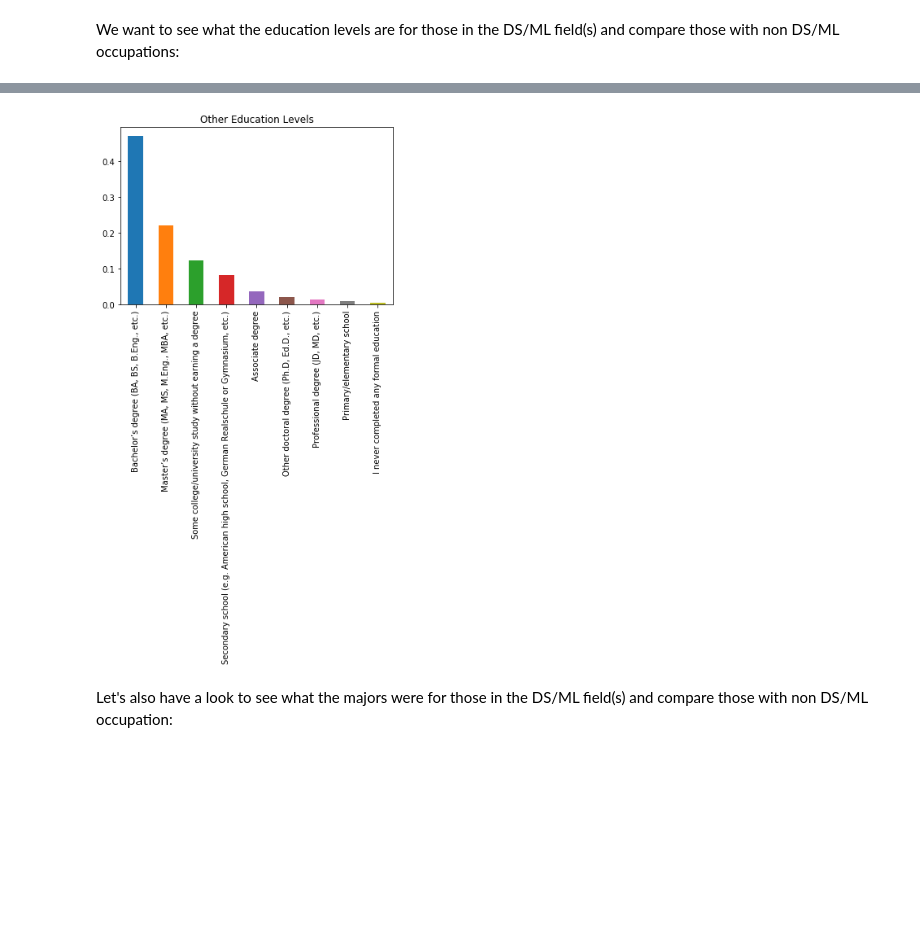
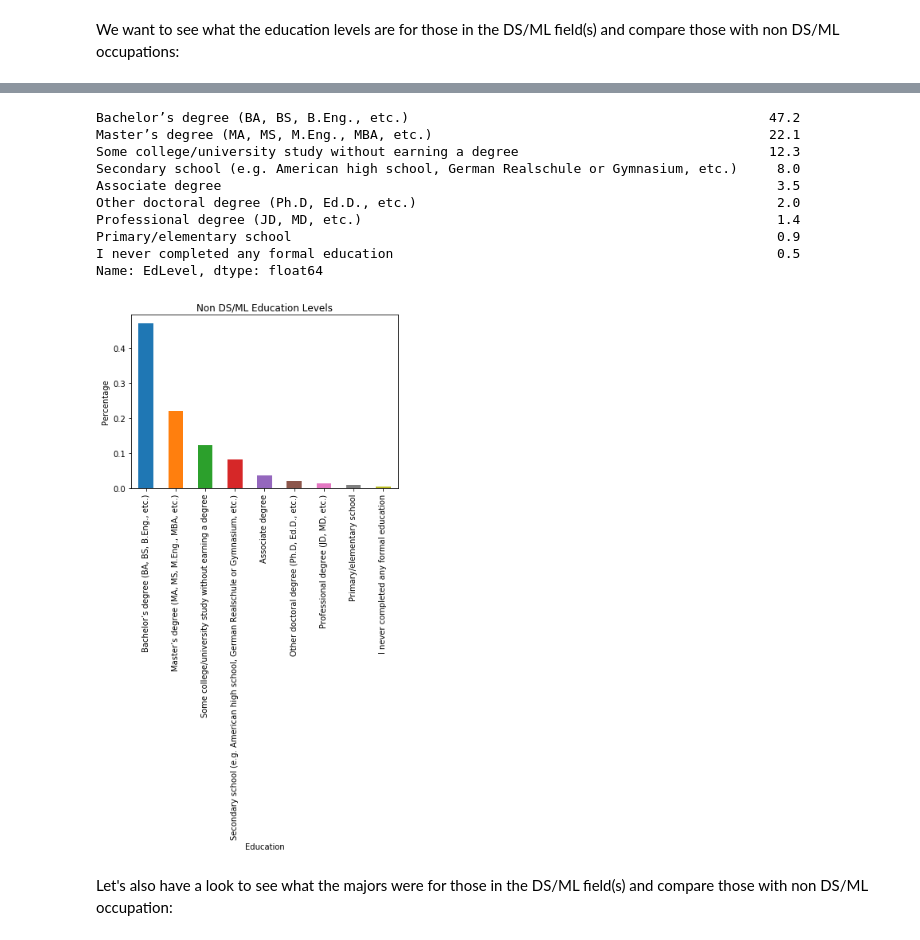
Before and after one commit to lilleboe/stackoverflow_research, a Jupyter notebook: research.ipynb, the cells around one changed output, grey strips where cells are left out. Drawn from its saved outputs; the diff is of its cells as text; code cells hidden in the pictures; blank space fills up the shorter version.

```diff
--- a/research.ipynb
+++ b/research.ipynb
@@ -162,9 +175,22 @@ plt.title("DS/ML Education Levels");
 # %%
 chart_values = df_non_ds.EdLevel.value_counts()
-(chart_values/df_non_ds.shape[0]).plot(kind="bar");
-plt.title("Other Education Levels");
+(chart_values/df_non_ds.shape[0]).plot(kind="bar")
+plt.title("Non DS/ML Education Levels")
+plt.ylabel('Percentage')
+plt.xlabel('Education')
+round(chart_values/df_non_ds.shape[0]*100,1)
 # %% [output]
+Bachelor’s degree (BA, BS, B.Eng., etc.)                                              47.2
+Master’s degree (MA, MS, M.Eng., MBA, etc.)                                           22.1
+Some college/university study without earning a degree                                12.3
+Secondary school (e.g. American high school, German Realschule or Gymnasium, etc.)     8.0
+Associate degree                                                                       3.5
+Other doctoral degree (Ph.D, Ed.D., etc.)                                              2.0
+Professional degree (JD, MD, etc.)                                                     1.4
+Primary/elementary school                                                              0.9
+I never completed any formal education                                                 0.5
+Name: EdLevel, dtype: float64
-[figure, old version]
+[figure, new version]
 # %% [markdown]
 Let's also have a look to see what the majors were for those in the DS/ML field(s) and compare those with non DS/ML occupation:
 # %%
```
Also changed, not shown: parts of 10 cells of this notebook, 2 other files.
